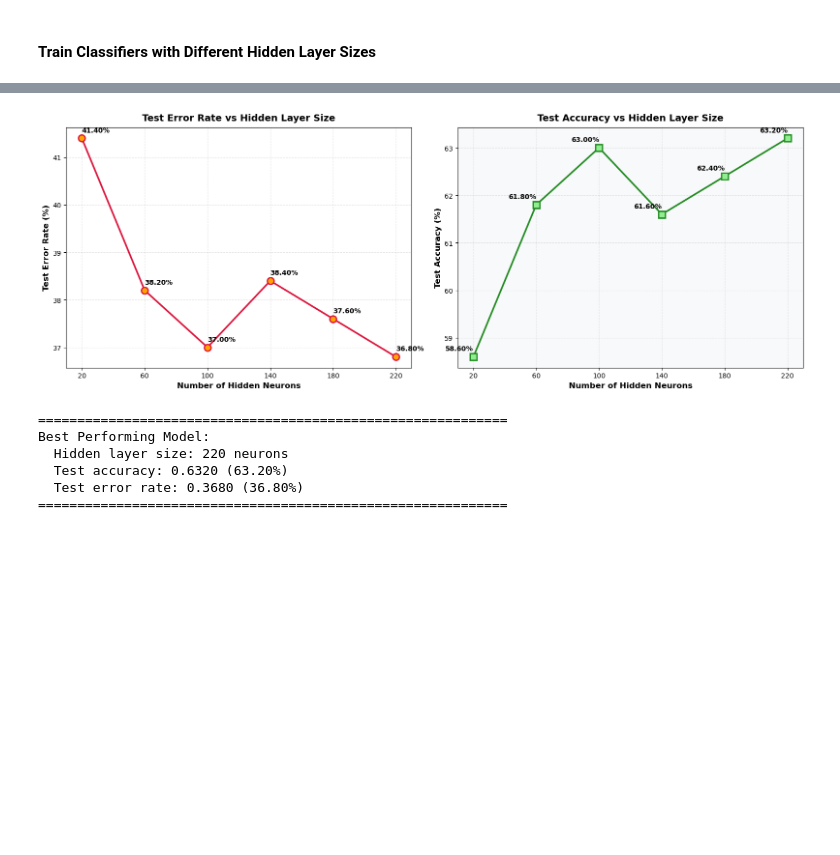
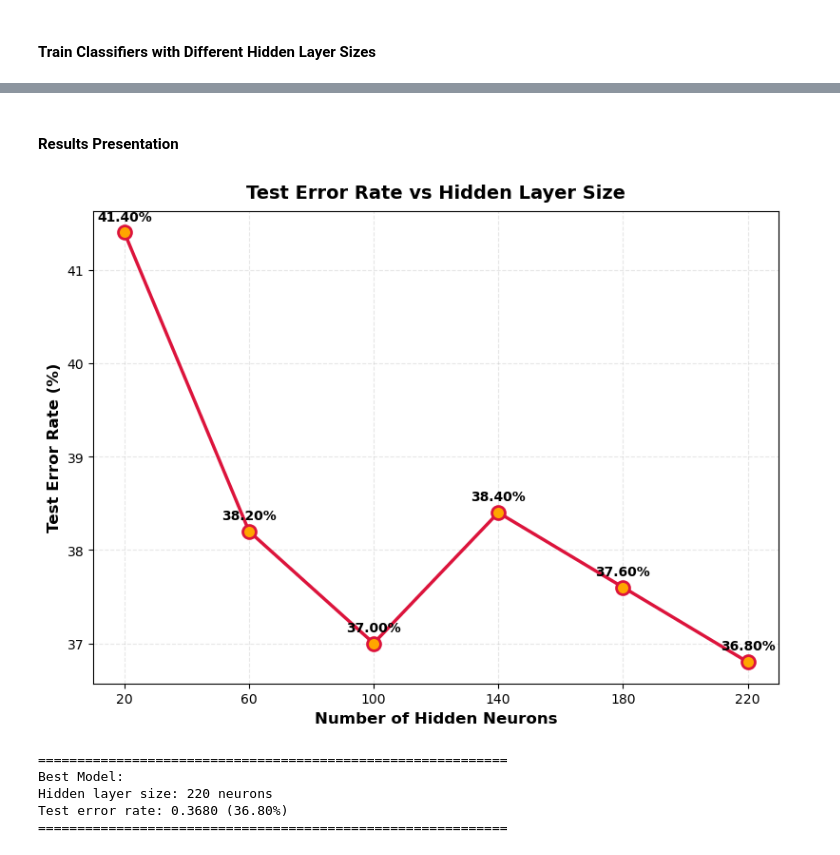
Before and after one commit to MinGGGoD/ML_ASS, a Jupyter notebook: ASS2/35224436_YIMING_ZHANG_a2_sec3.ipynb, the cells around one changed output, grey strips where cells are left out. Saved outputs shown, nothing was run; the diff lists cells and outputs as text; code cells hidden in the pictures; blank space fills up the shorter version.

```diff
--- a/ASS2/35224436_YIMING_ZHANG_a2_sec3.ipynb
+++ b/ASS2/35224436_YIMING_ZHANG_a2_sec3.ipynb
@@ -305,10 +303,6 @@ def calculate_reconstruction_error(model, X_data):
     # Prepare data (normalize it the same way as during training)
     X_normalized = normalize(X_data.astype(np.float32))
     X_tensor = torch.tensor(X_normalized)
-
-    # Move to the same device as model
-    device = next(model.parameters()).device
-    X_tensor = X_tensor.to(device)
 
     # Get model predictions (reconstructions)
     model.eval()  # Set to evaluation mode
@@ -368,19 +356,16 @@ plt.plot(hidden_neurons, errors, marker='o', markersize=10, linewidth=2.5,
 
 # Add value labels on each point
 for i, (neurons, error) in enumerate(zip(hidden_neurons, errors)):
-    plt.text(neurons, error + 0.2, f'{error:.3f}', ha='center', va='bottom', fontsize=10, fontweight='bold')
+    plt.text(neurons, error + 0.2, f'{error:.4f}', ha='center', va='bottom', fontsize=10, fontweight='bold')
 
 # Formatting
 plt.xlabel('Number of Units in Hidden Layer', fontsize=14, fontweight='bold')
-plt.ylabel('Reconstruction Error (Average Euclidean Distance)', fontsize=14, fontweight='bold')
+plt.ylabel('Reconstruction Error', fontsize=14, fontweight='bold')
 plt.title('Reconstruction Error vs Hidden Layer Size', fontsize=16, fontweight='bold', pad=15)
 plt.grid(True, alpha=0.3, linestyle='--')
 plt.xticks(hidden_neurons, fontsize=12)
 plt.yticks(fontsize=12)
 
-# Add a subtle background color
-ax = plt.gca()
-
 plt.tight_layout()
 plt.show()
 # %% [output]
@@ -482,7 +467,7 @@ def train_classifier(X_train,Y_train,hidden,activation='Tanh',epochs=10, trace=T
 
     model = nn.Sequential(*layers)
     model = model.to(device)
-    print('Training Model on %s'%(device))
+    # print('Training Model on %s'%(device))
     # to capture training loss
     losses = []
     epoch_losses =[]
@@ -491,7 +476,7 @@ def train_classifier(X_train,Y_train,hidden,activation='Tanh',epochs=10, trace=T
     # we use MSE error for reconstruction loss
     loss_criterion = nn.CrossEntropyLoss()
     # calculate printing step - optional
-    printing_step = int(epochs/10)
+    printing_step = int(epochs/5)
     # start training
     for epoch in range(epochs):
         for xb,yb in train_dl:
@@ -506,6 +491,6 @@ def train_classifier(X_train,Y_train,hidden,activation='Tanh',epochs=10, trace=T
         epoch_loss = np.mean(losses[-len(train_dl):]) # average loss across all batches
         epoch_losses.append(epoch_loss)
         if trace and not epoch%printing_step:
-            print(f'Epoch {epoch} out of {epochs}. Loss:{epoch_loss}')
+            print(f'Epoch {epoch}/{epochs}. Loss:{epoch_loss}')
 
     return model, epoch_losses
@@ -634,65 +594,43 @@ Training completed for all classifiers!
+# %% [markdown]
+#### Results Presentation
 # %%
-# Create a comprehensive visualization
-fig, axes = plt.subplots(1, 2, figsize=(16, 6))
+# Plot: Test Error Rate vs Hidden Layer Size
+plt.figure(figsize=(8, 6))
 
-# Plot 1: Test Error Rate vs Hidden Layer Size
-ax1 = axes[0]
 hidden_neurons = list(test_errors.keys())
 errors = [test_errors[h] * 100 for h in hidden_neurons]  # Convert to percentage
 
-ax1.plot(hidden_neurons, errors, marker='o', markersize=10, linewidth=2.5,
+plt.plot(hidden_neurons, errors, marker='o', markersize=10, linewidth=2.5,
          color='crimson', markerfacecolor='orange', markeredgewidth=2, markeredgecolor='crimson')
 
 # Add value labels on each point
 for neurons, error in zip(hidden_neurons, errors):
-    ax1.text(neurons, error + 0.1, f'{error:.2f}%', ha='left', va='bottom',
+    plt.text(neurons, error + 0.1, f'{error:.2f}%', ha='center', va='bottom',
              fontsize=10, fontweight='bold')
 
-ax1.set_xlabel('Number of Hidden Neurons', fontsize=12, fontweight='bold')
-ax1.set_ylabel('Test Error Rate (%)', fontsize=12, fontweight='bold')
-ax1.set_title('Test Error Rate vs Hidden Layer Size', fontsize=14, fontweight='bold', pad=10)
-ax1.grid(True, alpha=0.3, linestyle='--')
-ax1.set_xticks(hidden_neurons)
-
-# Plot 2: Test Accuracy vs Hidden Layer Size
-ax2 = axes[1]
-accuracies = [test_accuracies[h] * 100 for h in hidden_neurons]  # Convert to percentage
-
-ax2.plot(hidden_neurons, accuracies, marker='s', markersize=10, linewidth=2.5,
-         color='forestgreen', markerfacecolor='lightgreen', markeredgewidth=2, markeredgecolor='forestgreen')
-
-# Add value labels on each point
-for neurons, acc in zip(hidden_neurons, accuracies):
-    ax2.text(neurons, acc + 0.1, f'{acc:.2f}%', ha='right', va='bottom',
-             fontsize=10, fontweight='bold')
-
-ax2.set_xlabel('Number of Hidden Neurons', fontsize=12, fontweight='bold')
-ax2.set_ylabel('Test Accuracy (%)', fontsize=12, fontweight='bold')
-ax2.set_title('Test Accuracy vs Hidden Layer Size', fontsize=14, fontweight='bold', pad=10)
-ax2.grid(True, alpha=0.3, linestyle='--')
-ax2.set_xticks(hidden_neurons)
-ax2.set_facecolor('#f8f9fa')
+plt.xlabel('Number of Hidden Neurons', fontsize=12, fontweight='bold')
+plt.ylabel('Test Error Rate (%)', fontsize=12, fontweight='bold')
+plt.title('Test Error Rate vs Hidden Layer Size', fontsize=14, fontweight='bold', pad=10)
+plt.grid(True, alpha=0.3, linestyle='--')
+plt.xticks(hidden_neurons)
 
 plt.tight_layout()
 plt.show()
 # %% [output]
-[figure, old version]
+[figure, new version]
 # %%
-# Find best performing model
 best_hidden_size = min(test_errors, key=test_errors.get)
 best_error = test_errors[best_hidden_size]
 best_accuracy = test_accuracies[best_hidden_size]
 
-print("="*60)
-print(f"Best Performing Model:")
-print(f"  Hidden layer size: {best_hidden_size} neurons")
-print(f"  Test accuracy: {best_accuracy:.4f} ({best_accuracy*100:.2f}%)")
-print(f"  Test error rate: {best_error:.4f} ({best_error*100:.2f}%)")
-print("="*60)
+print("=" * 60)
+print(f"Best Model:")
+print(f"Hidden layer size: {best_hidden_size} neurons")
+print(f"Test error rate: {best_error:.4f} ({best_error*100:.2f}%)")
+print("=" * 60)
 # %% [output]
 ============================================================
-Best Performing Model:
-  Hidden layer size: 220 neurons
-  Test accuracy: 0.6320 (63.20%)
-  Test error rate: 0.3680 (36.80%)
+Best Model:
+Hidden layer size: 220 neurons
+Test error rate: 0.3680 (36.80%)
 ============================================================
```
Also changed, not shown: parts of 25 cells of this notebook.
